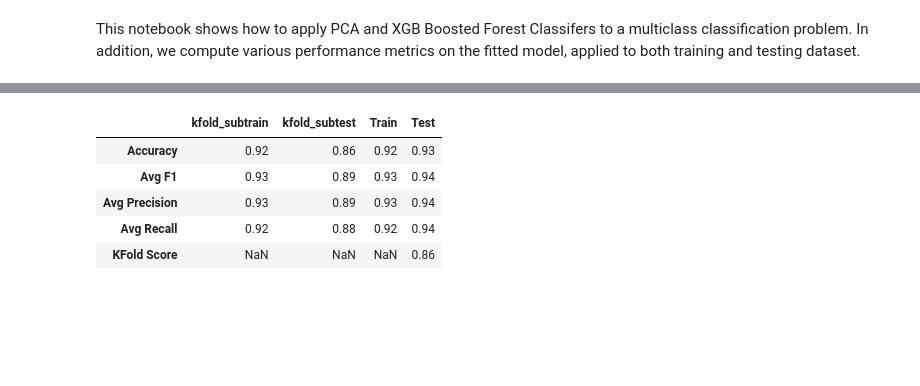
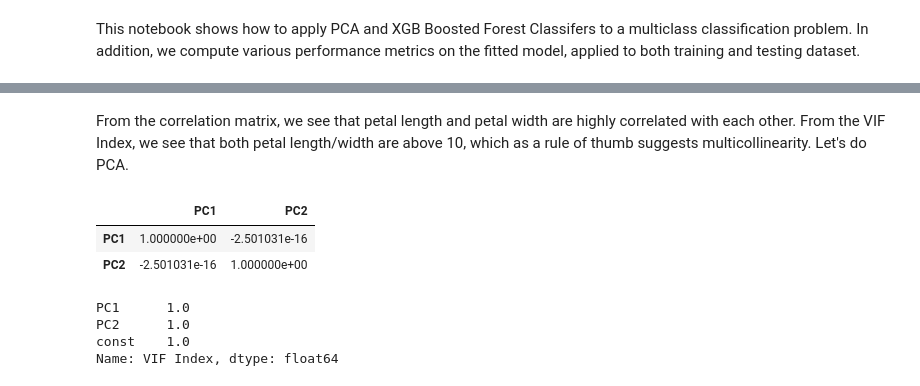
Before and after one commit to gabrielmagill/ML_UseCases, a Jupyter notebook: ForestPCA/IrisBoostedTree.ipynb, the cells around one changed output, grey strips where cells are left out. Cells and saved outputs as stored; diff of their text form; code cells hidden in the pictures; blank space fills up the shorter version.

```diff
--- a/ForestPCA/IrisBoostedTree.ipynb
+++ b/ForestPCA/IrisBoostedTree.ipynb
@@ -147,54 +206,16 @@ array([0.9868976 , 0.01310242], dtype=float32)
-# %%
-# Ascertain quality of model:
-# Look at cross-validation metrics on subtrain and subtest(=validation) set
-# Look at metrics on full train and test(=holdout) set
-nsplits = 10
-mc_stats = classifier_statistics()
-kfold = KFold(n_splits=nsplits, shuffle=True)
-kf_cv_scores = cross_val_score(xgbc, xtrain, ytrain, cv=kfold)
-
-
-df_stats = pd.DataFrame([
-    ['Avg Precision', mc_stats.precision(cm_train,'avg'),  mc_stats.precision(cm_test,'avg')],
-    ['Avg Recall',    mc_stats.recall(cm_train,'avg'),     mc_stats.recall(cm_test,'avg')],
-    ['Accuracy',      mc_stats.accuracy(cm_train),         mc_stats.accuracy(cm_test)],
-    ['Avg F1',        mc_stats.F1(cm_train),               mc_stats.F1(cm_test)],
-    ['KFold Score',   np.nan,                                  np.mean(kf_cv_scores)]],
-columns=['Statistic','Train','Test'])
-df_stats = df_stats.groupby('Statistic').agg({'Train':'mean','Test':'mean'})
-
-
-df_kfold_stats = pd.DataFrame(columns=['Statistic','kfold_subtrain','kfold_subtest'])
-for train_index, test_index in kfold.split(xtrain):
-    X_train, X_test = xtrain[train_index], xtrain[test_index]
-    Y_train, Y_test = ytrain[train_index], ytrain[test_index]
-
-    xgbc_temp.fit(X_train, Y_train)
-
-    Y_train_pred = xgbc_temp.predict(X_train)
-    cm_kfold_train = confusion_matrix(Y_train,Y_train_pred)
-
-    Y_test_pred = xgbc_temp.predict(X_test)
-    cm_kfold_test = confusion_matrix(Y_test,Y_test_pred)
-
-    df_kfold_stats_helper = pd.DataFrame([
-        ['Avg Precision', mc_stats.precision(cm_kfold_train,'avg'),  mc_stats.precision(cm_kfold_test,'avg')],
-        ['Avg Recall',    mc_stats.recall(cm_kfold_train,'avg'),     mc_stats.recall(cm_kfold_test,'avg')],
-        ['Accuracy',      mc_stats.accuracy(cm_kfold_train),         mc_stats.accuracy(cm_kfold_test)],
-        ['Avg F1',        mc_stats.F1(cm_kfold_train),               mc_stats.F1(cm_kfold_test)]],
-    columns=['Statistic','kfold_subtrain','kfold_subtest'])
-
-    df_kfold_stats = df_kfold_stats.append(df_kfold_stats_helper)
-
-df_kfold_stats = df_kfold_stats.groupby('Statistic').agg({'kfold_subtrain':'mean','kfold_subtest':'mean'})
-df_stats_final = pd.concat([df_kfold_stats,df_stats],axis=1,sort=False)
-round(df_stats_final,2)
-
-# Training and test metrics are comparable, doesn't seem like overfitting
-# %% [output]
-|  | kfold_subtrain | kfold_subtest | Train | Test |
-| Accuracy | 0.92 | 0.86 | 0.92 | 0.93 |
-| Avg F1 | 0.93 | 0.89 | 0.93 | 0.94 |
-| Avg Precision | 0.93 | 0.89 | 0.93 | 0.94 |
-| Avg Recall | 0.92 | 0.88 | 0.92 | 0.94 |
-| KFold Score | NaN | NaN | NaN | 0.86 |
+# %% [markdown]
+From the correlation matrix, we see that petal length and petal width are highly correlated with each other.
+From the VIF Index, we see that both petal length/width are above 10, which as a rule of thumb suggests multicollinearity. Let's do PCA.
+# %%
+# Better!
+pca_columns = ['PC1','PC2']
+xtrain,xtest,pca = prepare_data(xtrain_raw,xtest_raw,len(pca_columns))
+multicollinearity_statistics(xtrain,pca_columns)
+# %% [output]
+|  | PC1 | PC2 |
+| PC1 | 1.000000e+00 | -2.501031e-16 |
+| PC2 | -2.501031e-16 | 1.000000e+00 |
+PC1      1.0
+PC2      1.0
+const    1.0
+Name: VIF Index, dtype: float64
```
Also changed, not shown: parts of 10 cells of this notebook.
